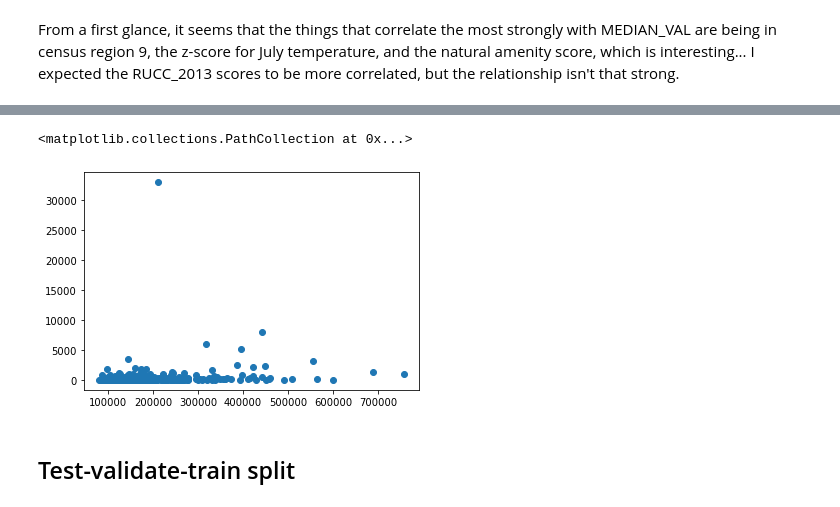
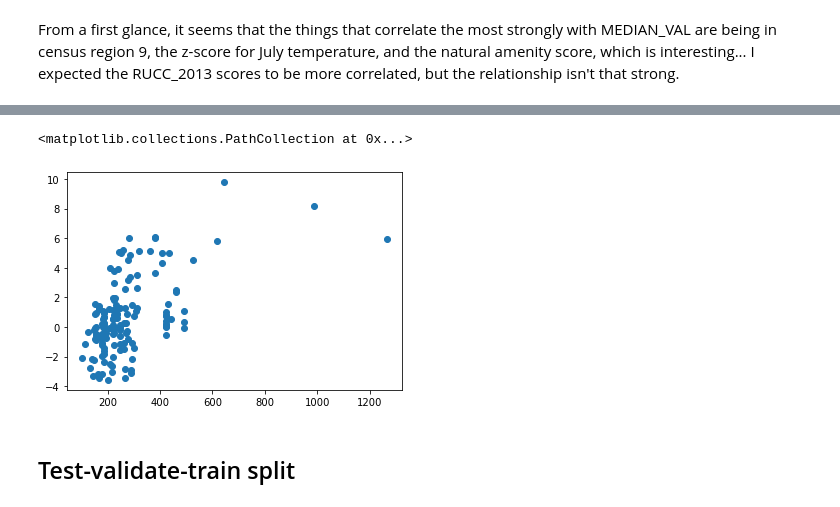
Before and after one commit to pjn51/beauty-and-value, a Jupyter notebook: metis_project_2.ipynb, the cells around one changed output, grey strips where cells are left out. Cells and saved outputs as stored; diff of their text form; code cells hidden in the pictures.

```diff
--- a/metis_project_2.ipynb
+++ b/metis_project_2.ipynb
@@ -462,0 +479,4 @@ The median home price per county has no actual variance. I have to change my tar
+# %%
+# dropping the old MEDIAN_VAL by county
+df.drop(columns='MEDIAN_VAL',inplace=True)
+df
@@ -463,4 +497,4 @@ The median home price per county has no actual variance. I have to change my tar
 # %%
 msa_housing = pd.read_csv('/Users/patricknorman/Documents/GitHub/metis-project-2/data/msa_housing.csv')
 # %%
-msa_housing.rename(columns)
+msa_housing.rename(columns={'2019':'MEDIAN_VAL'},inplace=True)
@@ -578,3 +582,6 @@ msa_housing.head()
+# %%
+df = pd.merge(df,msa_housing[['CBSA','MEDIAN_VAL']], on='CBSA')
+#df.head()
 # %% [markdown]
 # Linear Regression
 Finally I have all the data I need to perform a liner regression.
@@ -693,8 +648,8 @@ sns.pairplot(df)
 # %%
-plt.scatter(df['MEDIAN_VAL'], df['DENSITY'])
+plt.scatter(df['MEDIAN_VAL'], df['NAT_AMENITY'])
 # %% [output]
 <matplotlib.collections.PathCollection at 0x...>
-[figure, old version]
+[figure, new version]
 # %% [markdown]
 ## Test-validate-train split
 # %%
```
Also changed, not shown: parts of 90 cells of this notebook, 8 other files.
